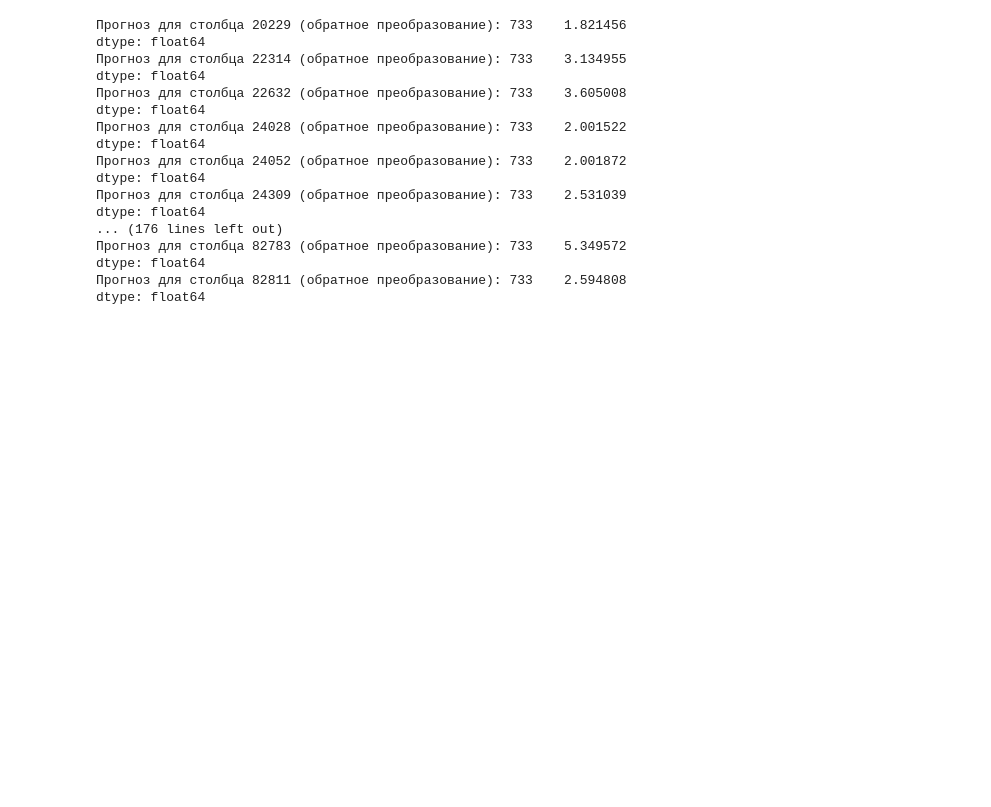
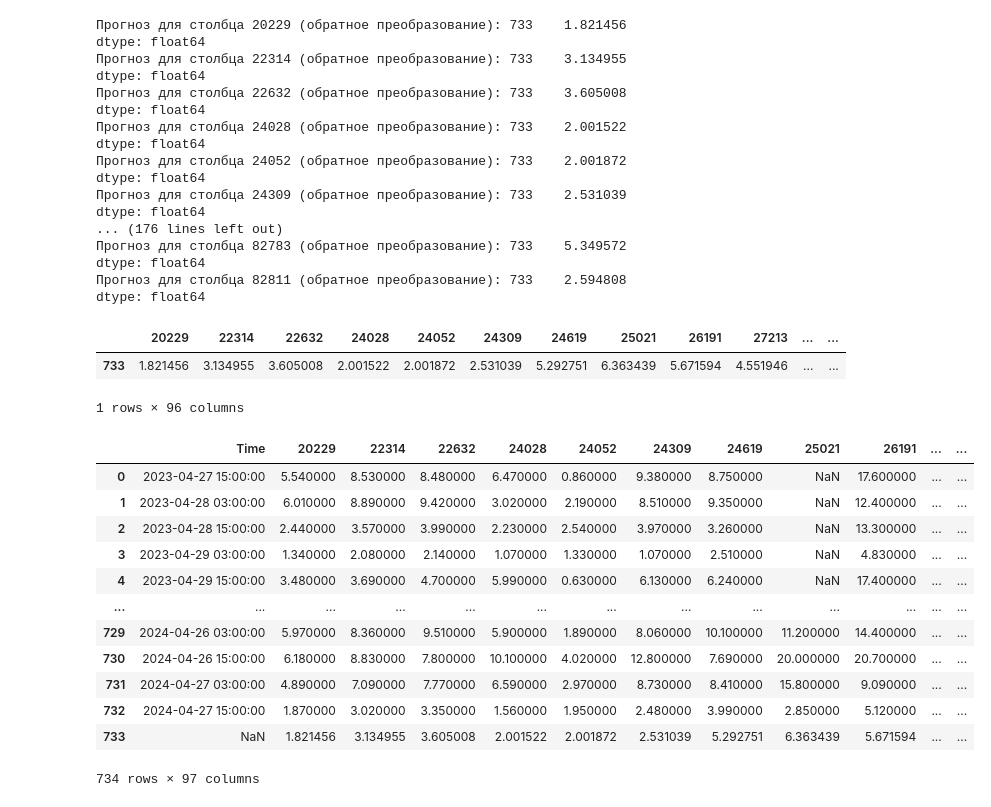
Before and after one commit to TimmmofeyD/EcologyHack, a Jupyter notebook: statmodel.ipynb, the cells around one changed output. Cells and saved outputs as stored; diff of their text form; code cells hidden in the pictures; blank space fills up the shorter version.

Commit message:
model

```diff
--- a/statmodel.ipynb
+++ b/statmodel.ipynb
@@ -197,3 +195,37 @@ dtype: float64
 dtype: float64
 Прогноз для столбца 82811 (обратное преобразование): 733    2.594808
 dtype: float64
+# %%
+forecast_df = pd.DataFrame()
+
+for column in df.columns:
+    series = df[column]
+    model = ARIMA(series, order=(5,1,0))
+    model_fit = model.fit()
+    forecast = model_fit.forecast()
+
+    restored_forecast = inv_boxcox(forecast, 0)
+    forecast_df[column] = restored_forecast
+
+forecast_df
+# %% [output]
+|  | 20229 | 22314 | 22632 | 24028 | 24052 | 24309 | 24619 | 25021 | 26191 | 27213 | ... | ... |
+| 733 | 1.821456 | 3.134955 | 3.605008 | 2.001522 | 2.001872 | 2.531039 | 5.292751 | 6.363439 | 5.671594 | 4.551946 | ... | ... |
+1 rows × 96 columns
+# %%
+data_hist_predict = pd.concat([data, forecast_df], ignore_index=True)
+data_hist_predict
+# %% [output]
+|  | Time | 20229 | 22314 | 22632 | 24028 | 24052 | 24309 | 24619 | 25021 | 26191 | ... | ... |
+| 0 | 2023-04-27 15:00:00 | 5.540000 | 8.530000 | 8.480000 | 6.470000 | 0.860000 | 9.380000 | 8.750000 | NaN | 17.600000 | ... | ... |
+| 1 | 2023-04-28 03:00:00 | 6.010000 | 8.890000 | 9.420000 | 3.020000 | 2.190000 | 8.510000 | 9.350000 | NaN | 12.400000 | ... | ... |
+| 2 | 2023-04-28 15:00:00 | 2.440000 | 3.570000 | 3.990000 | 2.230000 | 2.540000 | 3.970000 | 3.260000 | NaN | 13.300000 | ... | ... |
+| 3 | 2023-04-29 03:00:00 | 1.340000 | 2.080000 | 2.140000 | 1.070000 | 1.330000 | 1.070000 | 2.510000 | NaN | 4.830000 | ... | ... |
+| 4 | 2023-04-29 15:00:00 | 3.480000 | 3.690000 | 4.700000 | 5.990000 | 0.630000 | 6.130000 | 6.240000 | NaN | 17.400000 | ... | ... |
+| ... | ... | ... | ... | ... | ... | ... | ... | ... | ... | ... | ... | ... |
+| 729 | 2024-04-26 03:00:00 | 5.970000 | 8.360000 | 9.510000 | 5.900000 | 1.890000 | 8.060000 | 10.100000 | 11.200000 | 14.400000 | ... | ... |
+| 730 | 2024-04-26 15:00:00 | 6.180000 | 8.830000 | 7.800000 | 10.100000 | 4.020000 | 12.800000 | 7.690000 | 20.000000 | 20.700000 | ... | ... |
+| 731 | 2024-04-27 03:00:00 | 4.890000 | 7.090000 | 7.770000 | 6.590000 | 2.970000 | 8.730000 | 8.410000 | 15.800000 | 9.090000 | ... | ... |
+| 732 | 2024-04-27 15:00:00 | 1.870000 | 3.020000 | 3.350000 | 1.560000 | 1.950000 | 2.480000 | 3.990000 | 2.850000 | 5.120000 | ... | ... |
+| 733 | NaN | 1.821456 | 3.134955 | 3.605008 | 2.001522 | 2.001872 | 2.531039 | 5.292751 | 6.363439 | 5.671594 | ... | ... |
+734 rows × 97 columns
```
Also changed, not shown: parts of 6 cells of this notebook.
